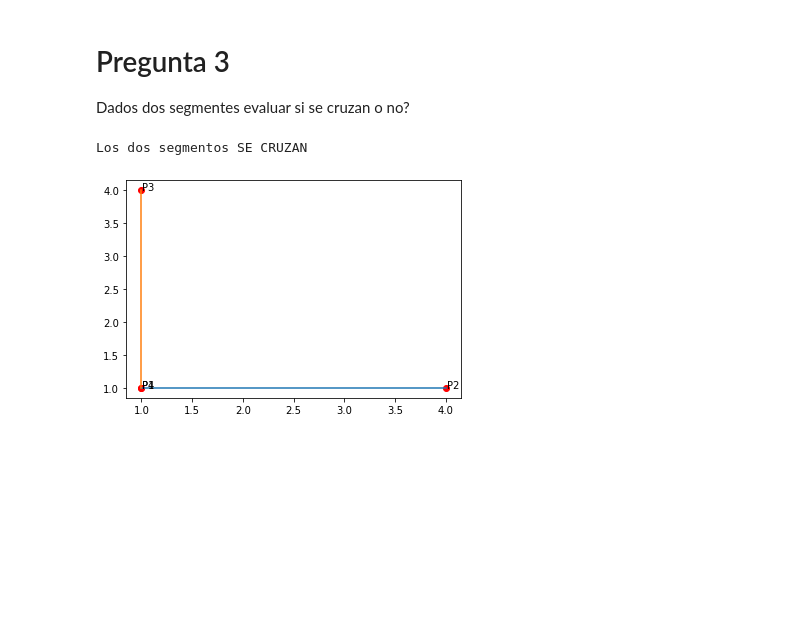
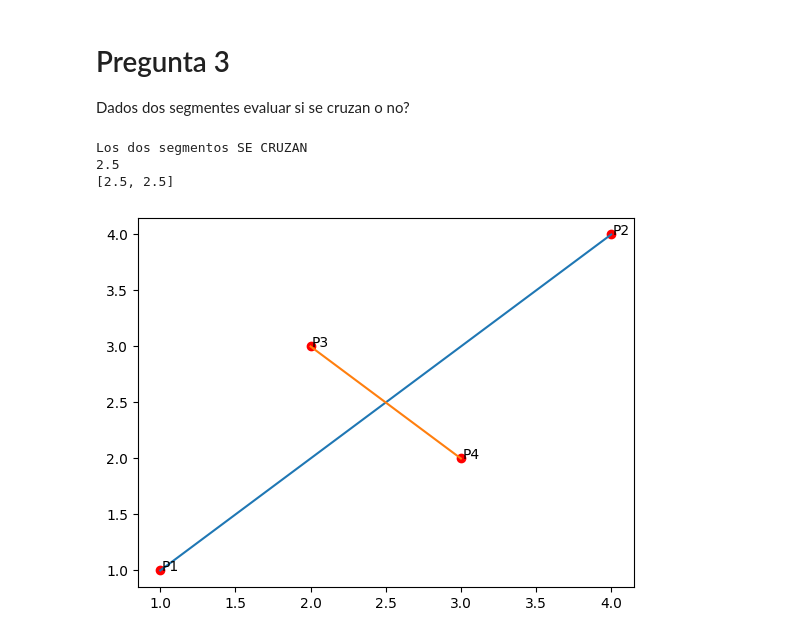
Before and after one commit to DayaVale/Geometria_Computacional, a Jupyter notebook: Actividad1-Segmentos.ipynb, the cells around one changed output. Cells and saved outputs as stored; diff of their text form; code cells hidden in the pictures; blank space fills up the shorter version.

```diff
--- a/Actividad1-Segmentos.ipynb
+++ b/Actividad1-Segmentos.ipynb
@@ -86,38 +106,62 @@ def pregunta3(P1,P2,P3, P4):
     d2 = Producto_Cruz(P2,P4,P3)
     d3 = Producto_Cruz(P3,P2,P1)
     d4 = Producto_Cruz(P4,P2,P1)
+    # Asignar una variable True o False para ver si se cruzan o no.
+    c = False
 
+    # Condiciones para saber si se cruzan o no los segmentos
     if (d1*d2)<0 and (d4*d3)<0:
+        c = True
         print("Los dos segmentos SE CRUZAN")
     elif (d1*d2)>0 and (d3*d4)>0:
+        c = False
         print("Los dos segmentos NO SE CRUZAN")
     elif (d1*d2)<=0 and d4==0:
         if (min(P1[0],P2[0])<=P4[0]<=max(P1[0],P2[0]))and (min(P1[1],P2[1])<=P4[1]<=max(P1[1],P2[1])):
+            c = True
             print("Los dos segmentos SE CRUZAN")
         else:
+            c = False
             print("Los dos segmentos NO SE CRUZAN")
     elif (d1*d2)<=0 and d3==0:
         if (min(P1[0],P2[0])<=P3[0]<=max(P1[0],P2[0]))and (min(P1[1],P2[1])<=P3[1]<=max(P1[1],P2[1])):
+            c = True
             print("Los dos segmentos SE CRUZAN")
         else:
+            c = False
             print("Los dos segmentos NO SE CRUZAN")
     elif (d4*d3)<=0 and d2==0:
         if (min(P3[0],P4[0])<=P2[0]<=max(P4[0],P3[0]))and (min(P4[1],P3[1])<=P2[1]<=max(P4[1],P3[1])):
+            c = True
             print("Los dos segmentos SE CRUZAN")
         else:
+            c = False
             print("Los dos segmentos NO SE CRUZAN")
     elif (d4*d3)<=0 and d1==0:
         if (min(P3[0],P4[0])<=P1[0]<=max(P3[0],P4[0]))and (min(P3[1],P4[1])<=P2[1]<=max(P3[1],P4[1])):
+            c = True
             print("Los dos segmentos SE CRUZAN")
         else:
+            c = False
             print("Los dos segmentos NO SE CRUZAN")
+
     elif (d1*d2)>0 and d4==0:
+        c = False
         print("Los dos segmentos NO SE CRUZAN")
     elif (d3*d4)>0:
+        c = False
         print("Los dos segmentos NO SE CRUZAN")
     else:
         print("No esta el caso")
 
+    #Evalua puntos de corte
+    if c == True:
+        Pc = puntos_corte(P1,P2,P3,P4)
+        print(Pc)
+    else:
+        Pc = 0
+
+    # Graficar los segmentos
     P1x,P1y = [P1[0],P2[0]],[P1[1],P2[1]]
     P2x,P2y = [P3[0],P4[0]],[P3[1],P4[1]]
 
@@ -135,10 +179,12 @@ def pregunta3(P1,P2,P3, P4):
     plt.show()
 # %%
 P1=[1,1]
-P2=[4,1]
-P3=[1,4]
-P4=[1,1]
+P2=[4,4]
+P3=[2,3]
+P4=[3,2]
 pregunta3(P1,P2,P3,P4)
 # %% [output]
 Los dos segmentos SE CRUZAN
+2.5
+[2.5, 2.5]
-[figure, old version]
+[figure, new version]
```
Also changed, not shown: parts of 1 cell of this notebook.
